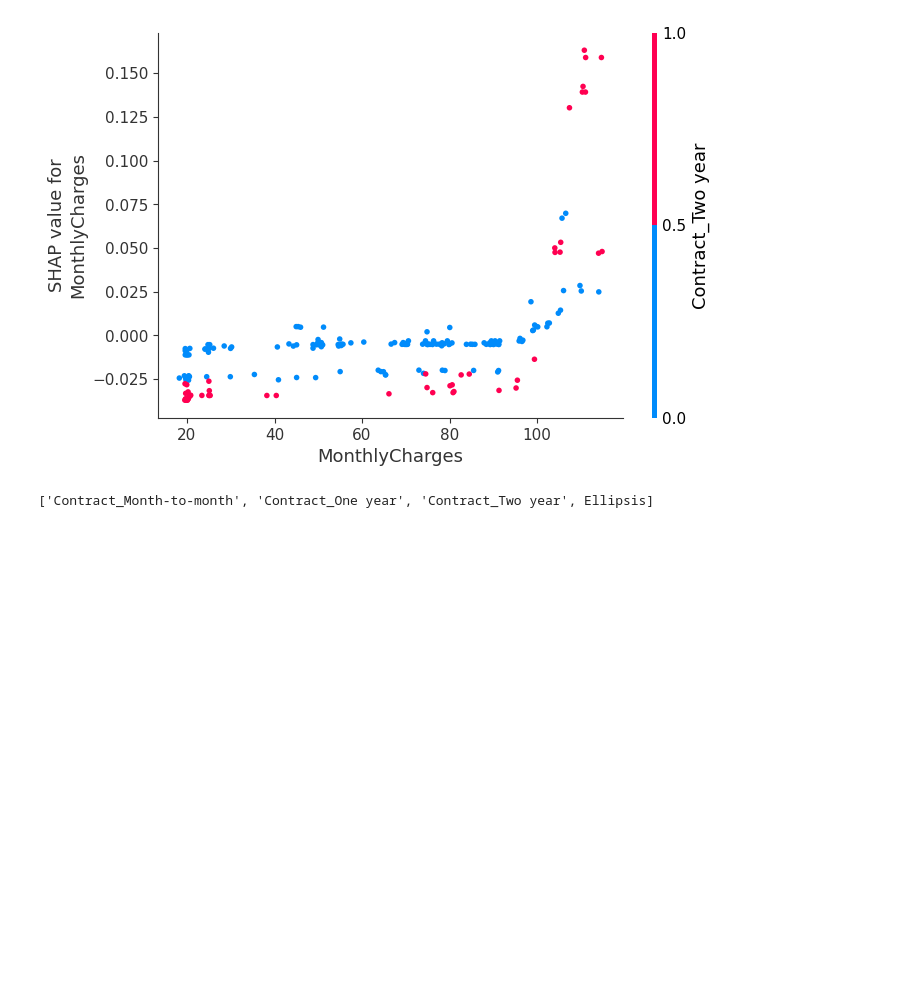
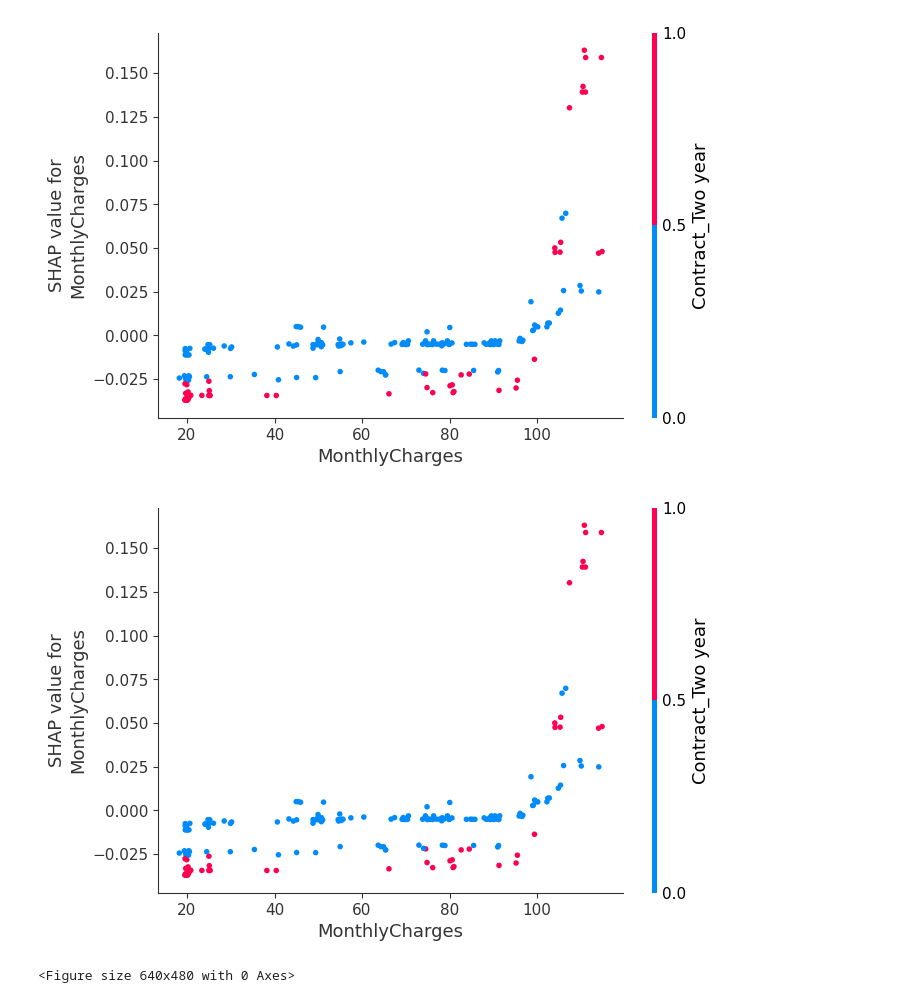
Before and after one commit to nebekisa/customer-churn-prediction, a Jupyter notebook: notebooks/4_model_interpretability_advanced.ipynb, the cells around one changed output. Drawn from its saved outputs; the diff is of its cells as text; code cells hidden in the pictures; blank space fills up the shorter version.

```diff
--- a/notebooks/4_model_interpretability_advanced.ipynb
+++ b/notebooks/4_model_interpretability_advanced.ipynb
@@ -17,7 +17,7 @@ feature_names = joblib.load('models/feature_columns.pkl')
 X_test = X_test[feature_names]
 # %%
 explainer = shap.TreeExplainer(model)
-shap_values = explainer.shap_values(X_test[:200])  # Sample for speed
+shap_values = explainer(X_test[:200])  # Sample for speed
 
 plt.figure(figsize=(10, 7))
 shap.summary_plot(shap_values, X_test[:200], feature_names=feature_names, show=False)
@@ -66,6 +66,13 @@ plt.show()
 [figure]
 [figure]
 # %%
-['Contract_Month-to-month', 'Contract_One year', 'Contract_Two year', ...]
+# After computing shap_values...
+
+# Create the dependence plot
+shap.dependence_plot("MonthlyCharges", shap_values, X_test[:200],
+                     interaction_index="auto")
+plt.savefig('dashboard/assets/dependence_monthly_contract.png', dpi=150, bbox_inches='tight')
+plt.show()
 # %% [output]
+[figure, added]
-['Contract_Month-to-month', 'Contract_One year', 'Contract_Two year', Ellipsis]
+<Figure size 640x480 with 0 Axes>
```
Also changed, not shown: 1 other file.
